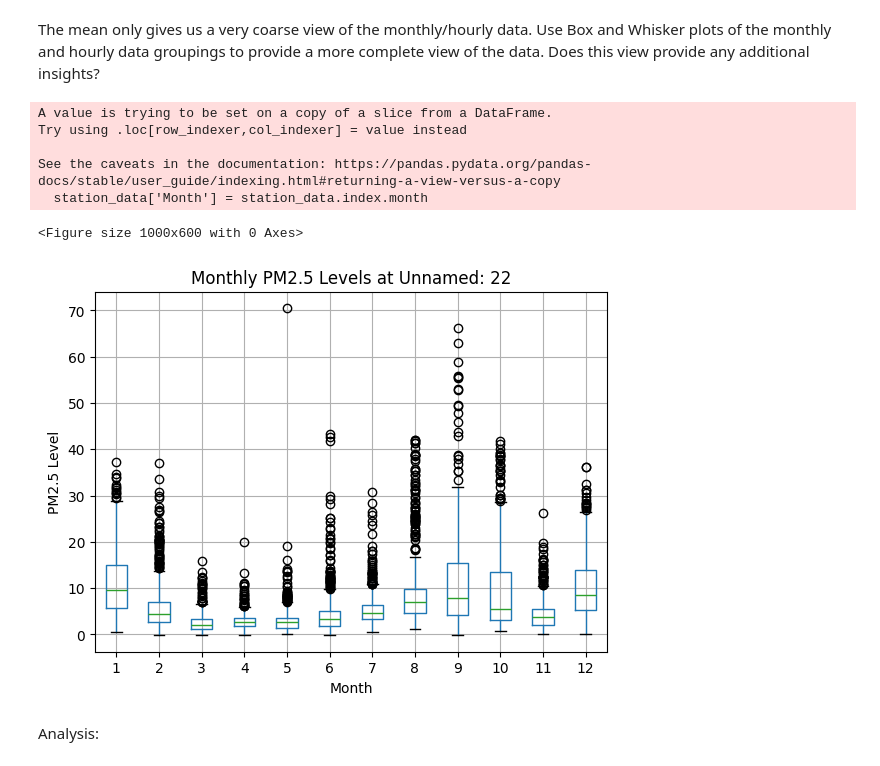
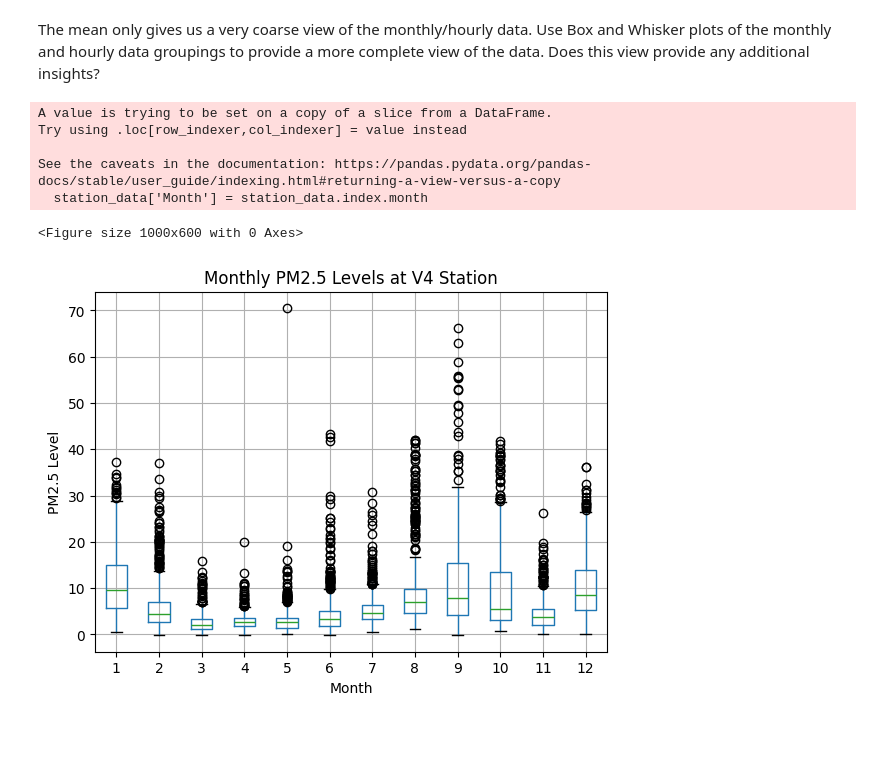
Before and after one commit to BrianErichsen/6017, a Jupyter notebook: HW1/analysis.ipynb, the cells around one changed output. Saved outputs shown, nothing was run; the diff lists cells and outputs as text; code cells hidden in the pictures; blank space fills up the shorter version.

```diff
--- a/HW1/analysis.ipynb
+++ b/HW1/analysis.ipynb
@@ -131,20 +117,18 @@ The mean only gives us a very coarse view of the monthly/hourly data. Use Box an
 # %%
 #  More complete view of the data -- monthly
 station_data['Month'] = station_data.index.month
 plt.figure(figsize=(10, 6))
 station_data.boxplot(column=station_name, by='Month', layout=(1, 1))
-plt.title(f'Monthly PM2.5 Levels at {station_name}')
+plt.title(f'Monthly PM2.5 Levels at V4 Station')
 plt.xlabel('Month')
 plt.ylabel('PM2.5 Level')
 plt.suptitle('')
 plt.show()
 # %% [output]
 A value is trying to be set on a copy of a slice from a DataFrame.
 Try using .loc[row_indexer,col_indexer] = value instead
 
 See the caveats in the documentation: https://pandas.pydata.org/pandas-docs/stable/user_guide/indexing.html#returning-a-view-versus-a-copy
   station_data['Month'] = station_data.index.month
 <Figure size 1000x600 with 0 Axes>
-[figure, old version]
+[figure, new version]
-# %% [markdown]
-Analysis:
```
Also changed, not shown: parts of 12 cells of this notebook.
